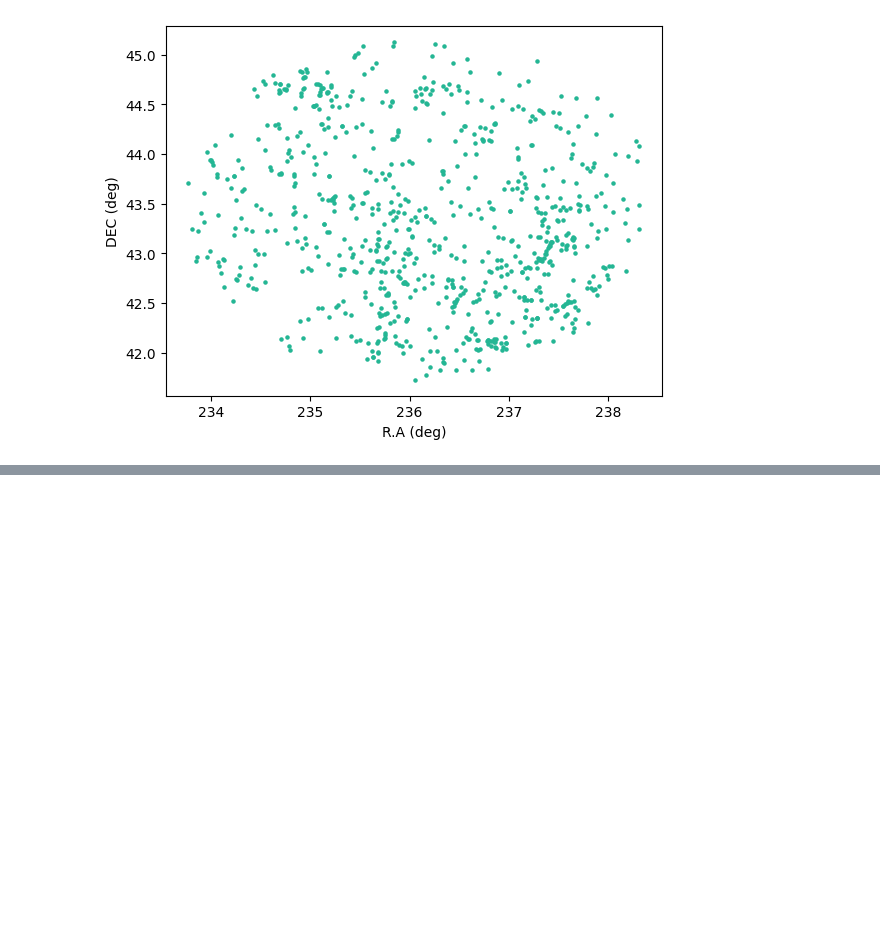
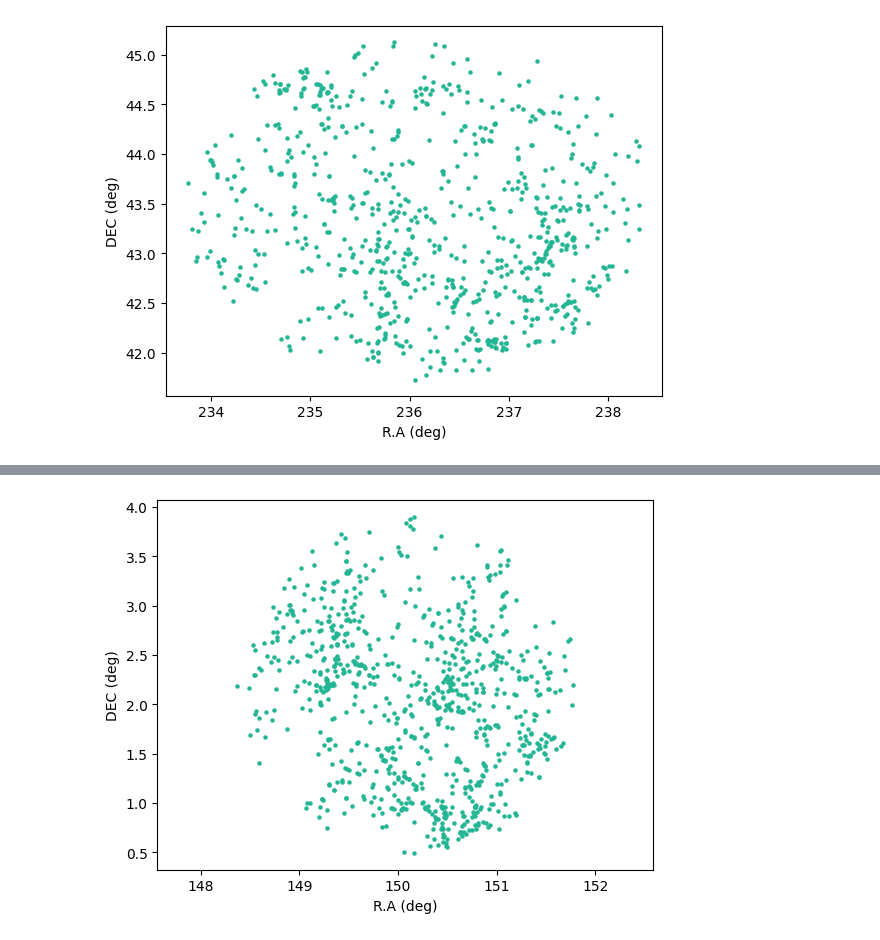
Before and after one commit to soguevaram/DESI, a Jupyter notebook: 20250702_Rossette.ipynb, the cells around one changed output, grey strips where cells are left out. Drawn from its saved outputs; the diff is of its cells as text; code cells hidden in the pictures; blank space fills up the shorter version.

```diff
--- a/20250702_Rossette.ipynb
+++ b/20250702_Rossette.ipynb
@@ -97,7 +116,7 @@ def max_value(rosette):
 
     return (left, bin_center, right)
 # %%
-def rosette(rosette,left,right):
+def rosette(rosette,data,left,right):
     bounds = (data['Z']>left) & (data['Z']<right)
     plt.scatter(data['RA'][rosette&bounds], data['DEC'][rosette&bounds], s=5, c= '#24B694')
     plt.xlabel('R.A (deg)')
@@ -249,0 +287,4 @@ rosette(conditions[9],max_value_19[0],max_value_19[2])
+# %%
+rosette(conditions_s[0],data_s,max_value_0_s[0],max_value_0_s[2])
+# %% [output]
+[figure, added]
```
Also changed, not shown: parts of 82 cells of this notebook.
